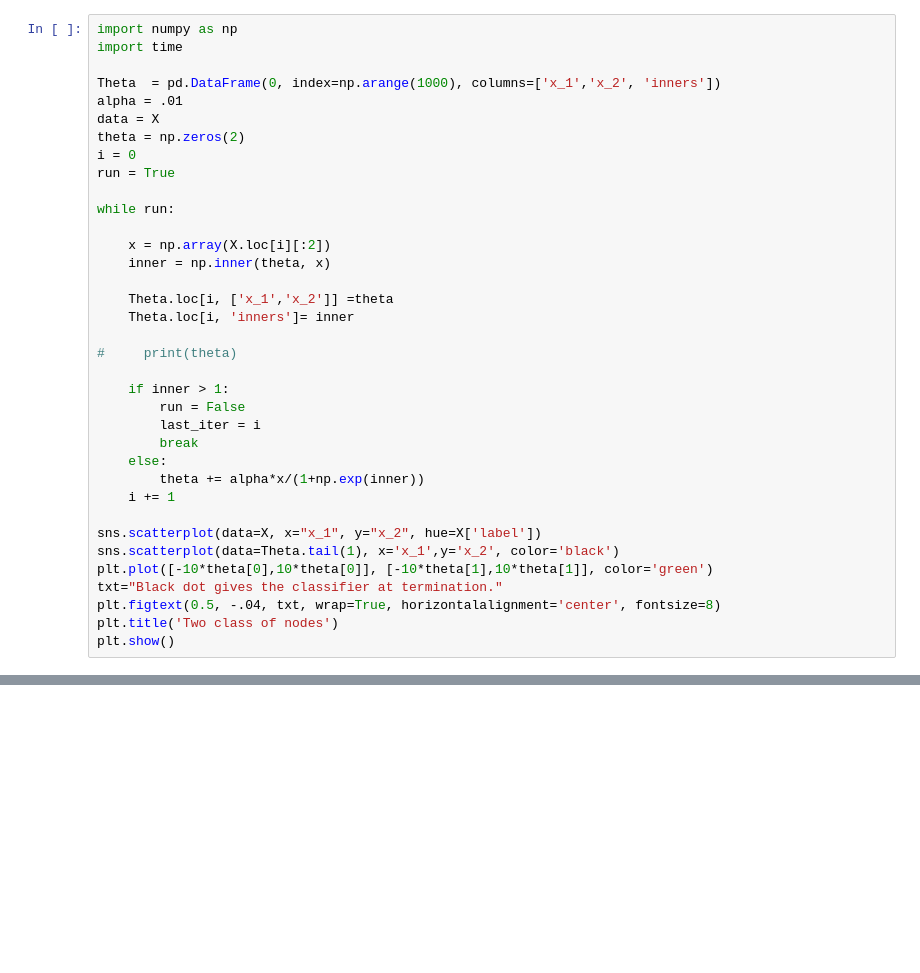
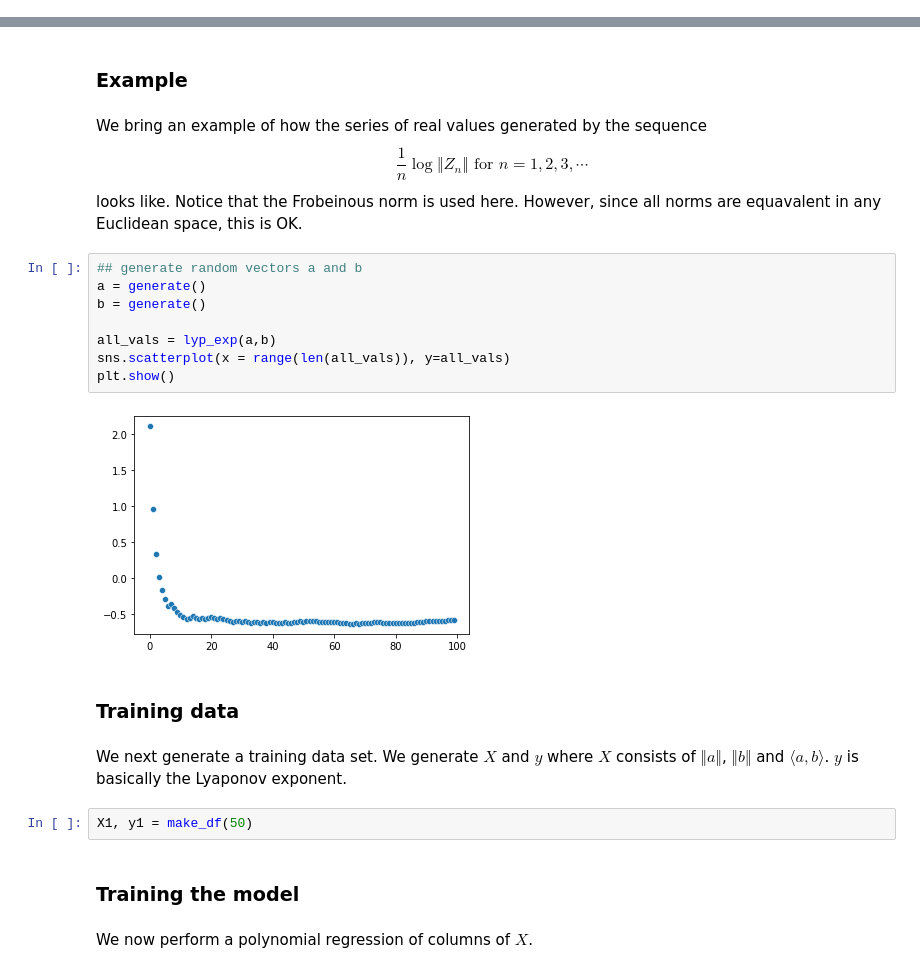
Before and after one commit to srezazad/A-conjecture-on-Lyapanov-exponent, a Jupyter notebook: main.ipynb, the cells around one changed output, grey strips where cells are left out. Cells and saved outputs as stored; diff of their text form; blank space fills up the shorter version.

```diff
--- a/main.ipynb
+++ b/main.ipynb
@@ -71,36 +0,0 @@ Below, we implement this algorithm in $\mathbb{R}^2$.
-# %%
-import numpy as np
-import time
-
-Theta  = pd.DataFrame(0, index=np.arange(1000), columns=['x_1','x_2', 'inners'])
-alpha = .01
-data = X
-theta = np.zeros(2)
-i = 0
-run = True
-
-while run:
-
-    x = np.array(X.loc[i][:2])
-    inner = np.inner(theta, x)
-
-    Theta.loc[i, ['x_1','x_2']] =theta
-    Theta.loc[i, 'inners']= inner
-
-#     print(theta)
-
-    if inner > 1:
-        run = False
-        last_iter = i
-        break
-    else:
-        theta += alpha*x/(1+np.exp(inner))
-    i += 1
-
-sns.scatterplot(data=X, x="x_1", y="x_2", hue=X['label'])
-sns.scatterplot(data=Theta.tail(1), x='x_1',y='x_2', color='black')
-plt.plot([-10*theta[0],10*theta[0]], [-10*theta[1],10*theta[1]], color='green')
-txt="Black dot gives the classifier at termination."
-plt.figtext(0.5, -.04, txt, wrap=True, horizontalalignment='center', fontsize=8)
-plt.title('Two class of nodes')
-plt.show()
@@ -119,0 +129,28 @@ HTML("""
+# %% [markdown]
+### Example
+# %% [markdown]
+We bring an example of how the series of real values generated by the sequence
+\begin{equation}
+\frac{1}{n}\log \Vert Z_n\Vert \text{ for } n=1,2,3, \cdots
+\end{equation}
+looks like. Notice that the Frobeinous norm is used here. However, since all norms are equavalent in any Euclidean space, this is OK.
+# %%
+## generate random vectors a and b
+a = generate()
+b = generate()
+
+all_vals = lyp_exp(a,b)
+sns.scatterplot(x = range(len(all_vals)), y=all_vals)
+plt.show()
+# %% [output]
+[figure, added]
+# %% [markdown]
+### Training data
+# %% [markdown]
+We next generate a training data set. We generate $X$ and $y$ where $X$ consists of $\Vert a \Vert$, $\Vert b \Vert$ and $\langle a,b\rangle$. $y$ is basically the Lyaponov exponent.
+# %%
+X1, y1 = make_df(50)
+# %% [markdown]
+### Training the model
+# %% [markdown]
+We now perform a polynomial regression of columns of $X$.
```
Also changed, not shown: parts of 20 cells of this notebook.
